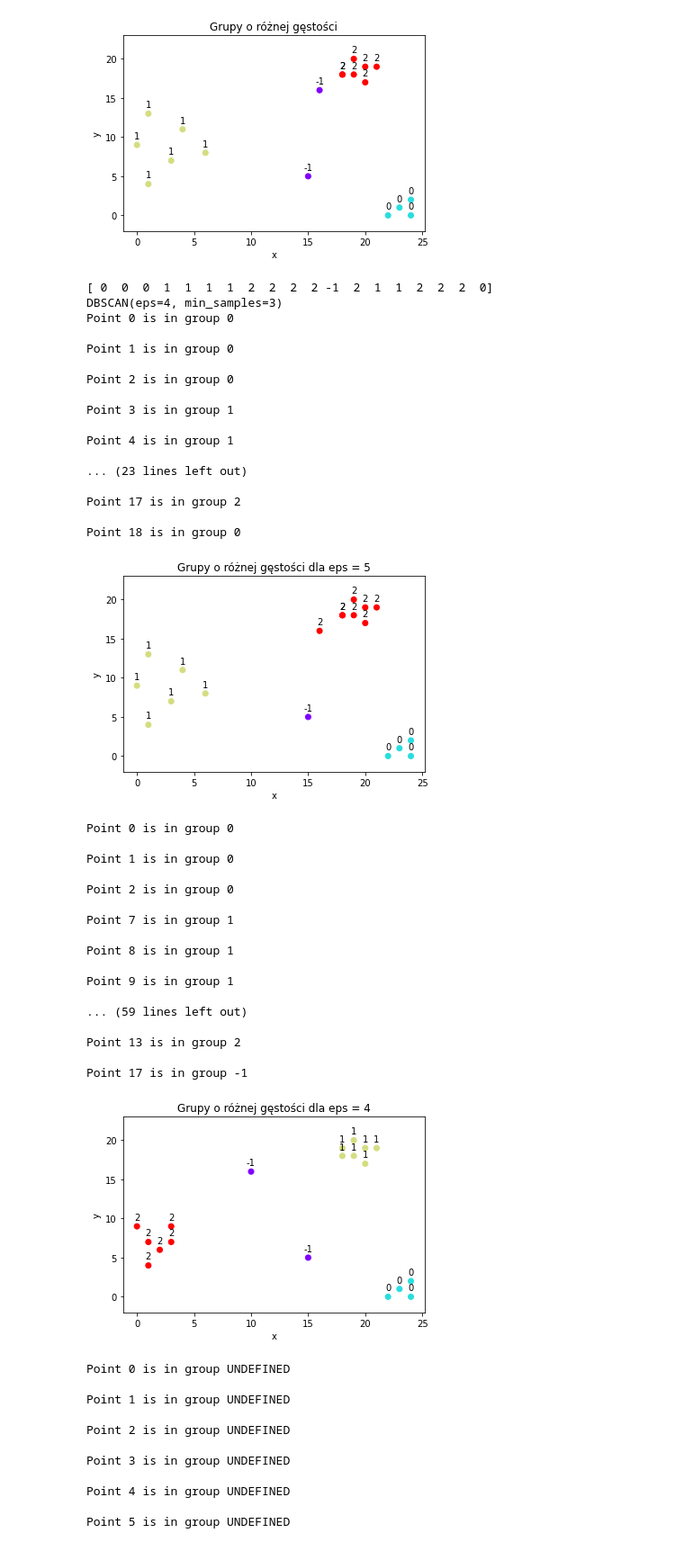
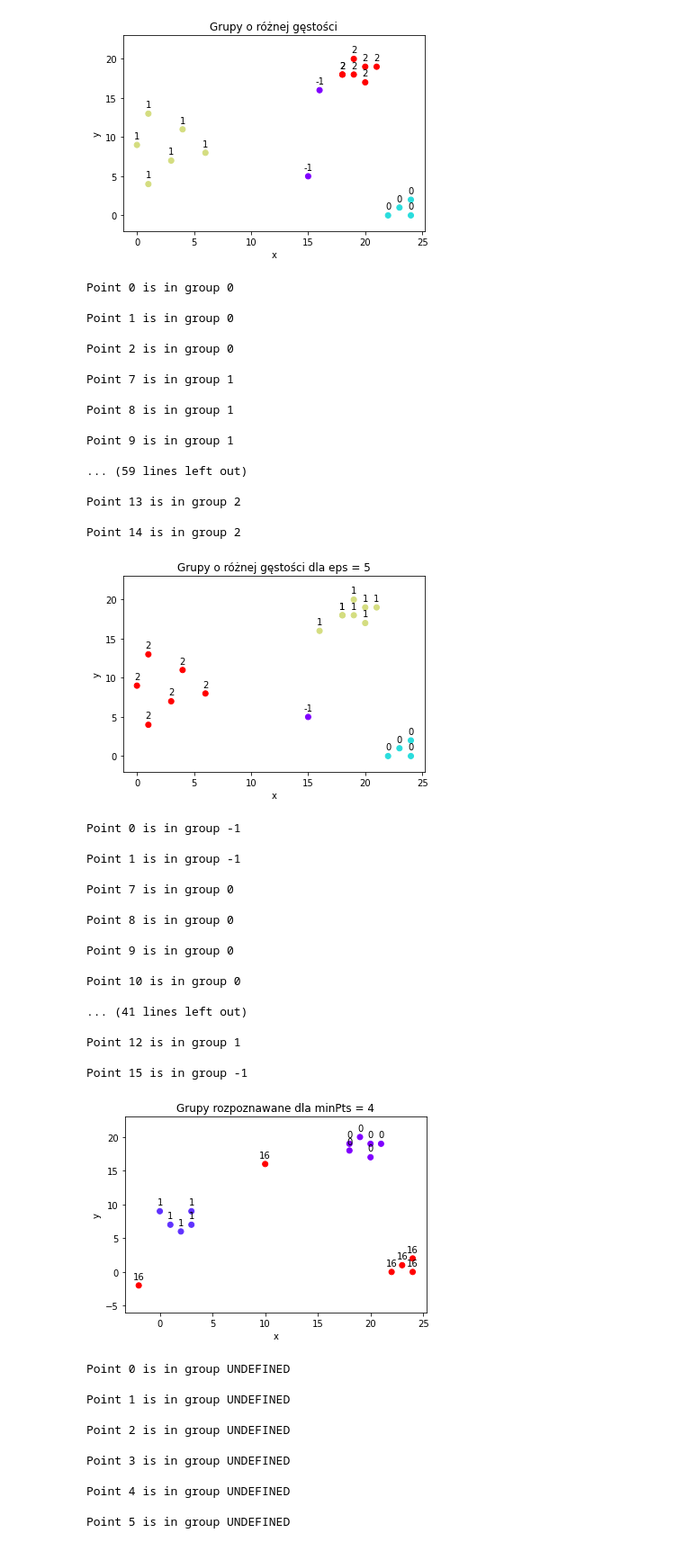
Before and after one commit to egi-megi/TIDBSCAN, a Jupyter notebook: plots.ipynb, the cells around one changed output. Shown at 90% size. Drawn from its saved outputs; the diff is of its cells as text; code cells hidden in the pictures.

Commit message:
Make improved SW-DBSCAN alghorytm (not working enough good)

```diff
--- a/plots.ipynb
+++ b/plots.ipynb
@@ -78,7 +78,9 @@ plt.savefig('plots/test_data_2_plot.pdf')
 # %% [output]
 [figure]
 # %%
-from algorythm_tidbscan import algorythm_tidbscan as ti
+#from algorythm_tidbscan import algorythm_tidbscan as ti
+#from algorythm_swdbscan_improved import algorythm_swdbscan as sw
+from algorythm_swdbscan import algorythm_swdbscan as sw
 
 # Plots for groups with different density compute with TiDbscan
 
@@ -92,8 +94,8 @@ for i in range(0, len(xdata)):
     array_inner.append(ydata[i])
     array.append(array_inner)
 data_array_diffrent_density = np.array(array)
-data_base_different_density = ti(4, eps, data_array_diffrent_density, 0)
-data_array_diffrent_density
+data_base_different_density = sw(4, eps, data_array_diffrent_density)
+#data_base_different_density = ti(4, eps, data_array_diffrent_density, 0)
 
 xdata_ti = []
 ydata_ti = []
@@ -120,46 +122,49 @@ for i in range(0, len(c)):
                  xytext=(0,7), # distance from text to points (x,y)
                  ha='center')
 
-file_name = 'plots/test_data_plot' + '_eps_' + str(eps) + '.pdf'
+file_name = 'plots/sw_not_improved_test_density_data_plot' + '_eps_' + str(eps) + '.pdf'
+#file_name = 'plots/test_data_plot' + '_eps_' + str(eps) + '.pdf'
 plt.savefig(file_name)
 # %% [output]
-[ 0  0  0  1  1  1  1  2  2  2  2 -1  2  1  1  2  2  2  0]
-DBSCAN(eps=4, min_samples=3)
 Point 0 is in group 0
 
 Point 1 is in group 0
 
 Point 2 is in group 0
 
-Point 3 is in group 1
+Point 7 is in group 1
 
-Point 4 is in group 1
+Point 8 is in group 1
 
-... (23 lines left out)
+Point 9 is in group 1
 
-Point 17 is in group 2
+... (59 lines left out)
 
-Point 18 is in group 0
+Point 13 is in group 2
+
+Point 14 is in group 2
-[figure, old version]
+[figure, new version]
 # %%
-from algorythm_swdbscan_improved import algorythm_swdbscan as sw
+#from algorythm_tidbscan import algorythm_tidbscan as sw
+#from algorythm_swdbscan_improved import algorythm_swdbscan as sw
+from algorythm_swdbscan import algorythm_swdbscan as sw
 
 # Plots for groups with different density compute with TiDbscan
 
-xdata = 22, 23, 24, 1, 2, 3, 3, 20, 18, 19, 21, 15, 0, 20, 18, 10, 24
-ydata = 0, 1, 2, 7, 6, 9, 7, 19, 18, 20, 19, 5, 9, 17, 19, 16, 0
+xdata = 22, 23, 24, 1, 2, 3, 3, 20, 18, 19, 21, -2, 0, 20, 18, 10, 24
+ydata = 0, 1, 2, 7, 6, 9, 7, 19, 18, 20, 19, -2, 9, 17, 19, 16, 0
+#xdata = 22, 23, 24, 1, 2, 3, 3, 20, 18, 19, 21, 15, 0, 20, 18, 10, 24
+#ydata = 0, 1, 2, 7, 6, 9, 7, 19, 18, 20, 19, 5, 9, 17, 19, 16, 0
 array = []
-eps = 4
+eps = 3
+minPts = 4
 for i in range(0, len(xdata)):
     array_inner = []
     array_inner.append(xdata[i])
     array_inner.append(ydata[i])
     array.append(array_inner)
 data_array_diffrent_density = np.array(array)
-X_1 = np.array([[22, 0], [23, 1], [24, 2], [1, 7], [2, 6], [3, 9], [3, 7], [20, 19],
-                                    [18, 18], [19, 20], [21, 19], [15,  5], [0,  9], [1, 4], [19, 18],
-                                    [20, 17], [18, 19], [10, 16], [24,  0]])
-data_base_different_density = sw(4, eps, X_1)
+data_base_different_density = sw(minPts, eps, data_array_diffrent_density)
 
 xdata_ti = []
 ydata_ti = []
@@ -167,46 +172,49 @@ c = []
 for point in data_base_different_density:
     xdata_ti.append(point.coordinates[0])
     ydata_ti.append(point.coordinates[1])
     c.append(point.label[2])
 cdata = []
 for i in range(0, len(c)):
     cdata.append(c[i]* 5 + 10)
 
 
 plt.scatter(xdata_ti, ydata_ti, c=cdata, cmap='rainbow')
-plt.title('Grupy o różnej gęstości dla eps = ' + str(eps))
+plt.title('Grupy rozpoznawane dla minPts = ' + str(minPts))
 plt.xlabel('x')
 plt.ylabel('y')
-plt.ylim([-2, 23])
+plt.ylim([-6, 23])
 
 for i in range(0, len(c)):
     plt.annotate(c[i], # this is the text
                  (xdata_ti[i],ydata_ti[i]), # this is the point to label
                  textcoords="offset points", # how to position the text
                  xytext=(0,7), # distance from text to points (x,y)
                  ha='center')
 
-file_name = 'plots/sw_test_data_plot' + '_eps_' + str(eps) + '.pdf'
+file_name = 'plots/sw_not_improved_test_displacement_of_group_data_plot' + '_minPts_' + str(minPts) + '_eps_' + str(eps) + '.pdf'
+#file_name = 'plots/sw_test_displacement_of_group_data_plot' + '_minPts_' + str(minPts) + '_eps_' + str(eps) + '.pdf'
+#file_name = 'plots/sw_not_improved_test_data_plot' + '_minPts_' + str(minPts) + '_eps_' + str(eps) + '.pdf'
+#file_name = 'plots/sw_test_data_plot' + '_minPts_' + str(minPts) + '_eps_' + str(eps) + '.pdf'
 plt.savefig(file_name)
 # %% [output]
-Point 0 is in group 0
+Point 0 is in group -1
 
-Point 1 is in group 0
+Point 1 is in group -1
 
-Point 2 is in group 0
+Point 7 is in group 0
 
-Point 7 is in group 1
+Point 8 is in group 0
 
-Point 8 is in group 1
+Point 9 is in group 0
 
-Point 9 is in group 1
+Point 10 is in group 0
 
-... (59 lines left out)
+... (41 lines left out)
 
-Point 13 is in group 2
+Point 12 is in group 1
 
-Point 17 is in group -1
+Point 15 is in group -1
-[figure, old version]
+[figure, new version]
 # %%
 from algorythm_tidbscan import algorythm_tidbscan as ti
 
```
Also changed, not shown: 5 other files.
